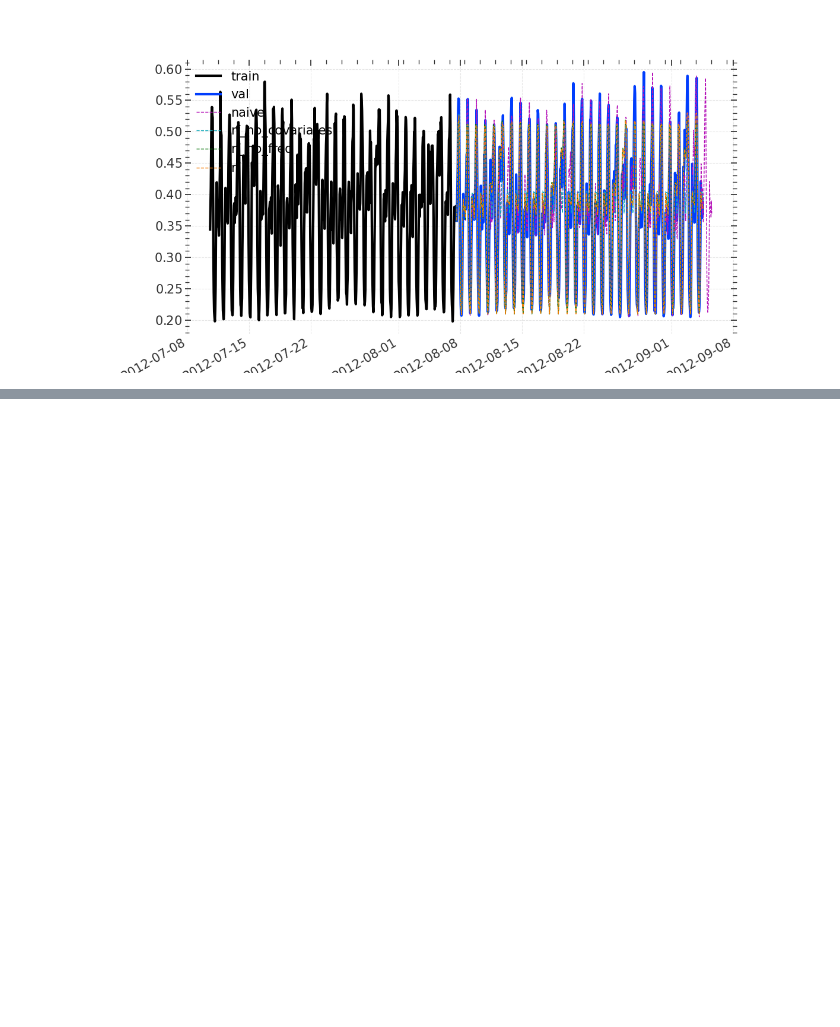
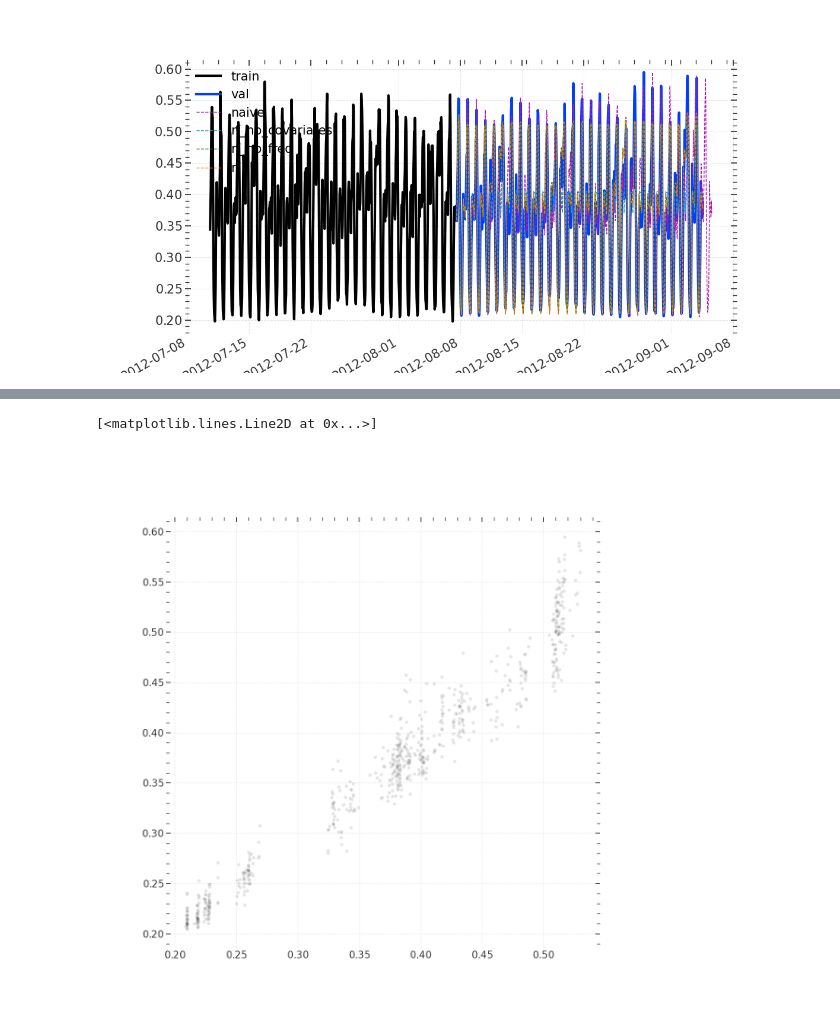
Before and after one commit to SergeiDBykov/swarm_energAIser, a Jupyter notebook: 1_exploratory_analysis/2_london/2_london_modelling.ipynb, the cells around one changed output, grey strips where cells are left out. Drawn from its saved outputs; the diff is of its cells as text; code cells hidden in the pictures; blank space fills up the shorter version.

```diff
--- a/1_exploratory_analysis/2_london/2_london_modelling.ipynb
+++ b/1_exploratory_analysis/2_london/2_london_modelling.ipynb
@@ -171,0 +189,10 @@ rf mape: 4.92034
+# %%
+q = pd.concat([pred.pd_dataframe(), val.pd_dataframe()], axis = 1)
+q.columns = ['pred', 'val']
+
+fig,  ax =  plt.subplots( figsize = (12,12))
+
+ax.plot(q['pred'], q['val'], 'o', alpha = 0.1)
+# %% [output]
+[<matplotlib.lines.Line2D at 0x...>]
+[figure, added]
```
Also changed, not shown: parts of 1 cell of this notebook, 4 other files.
